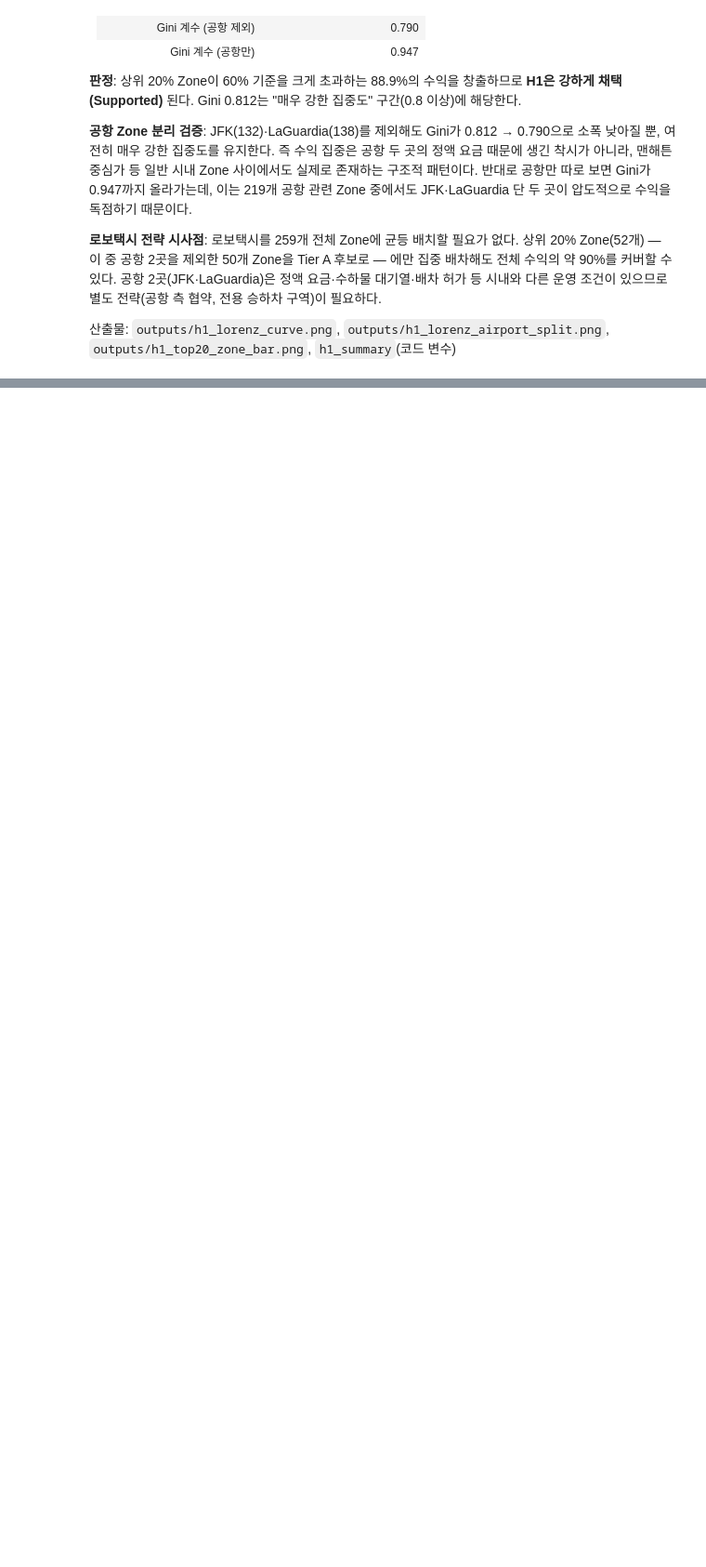
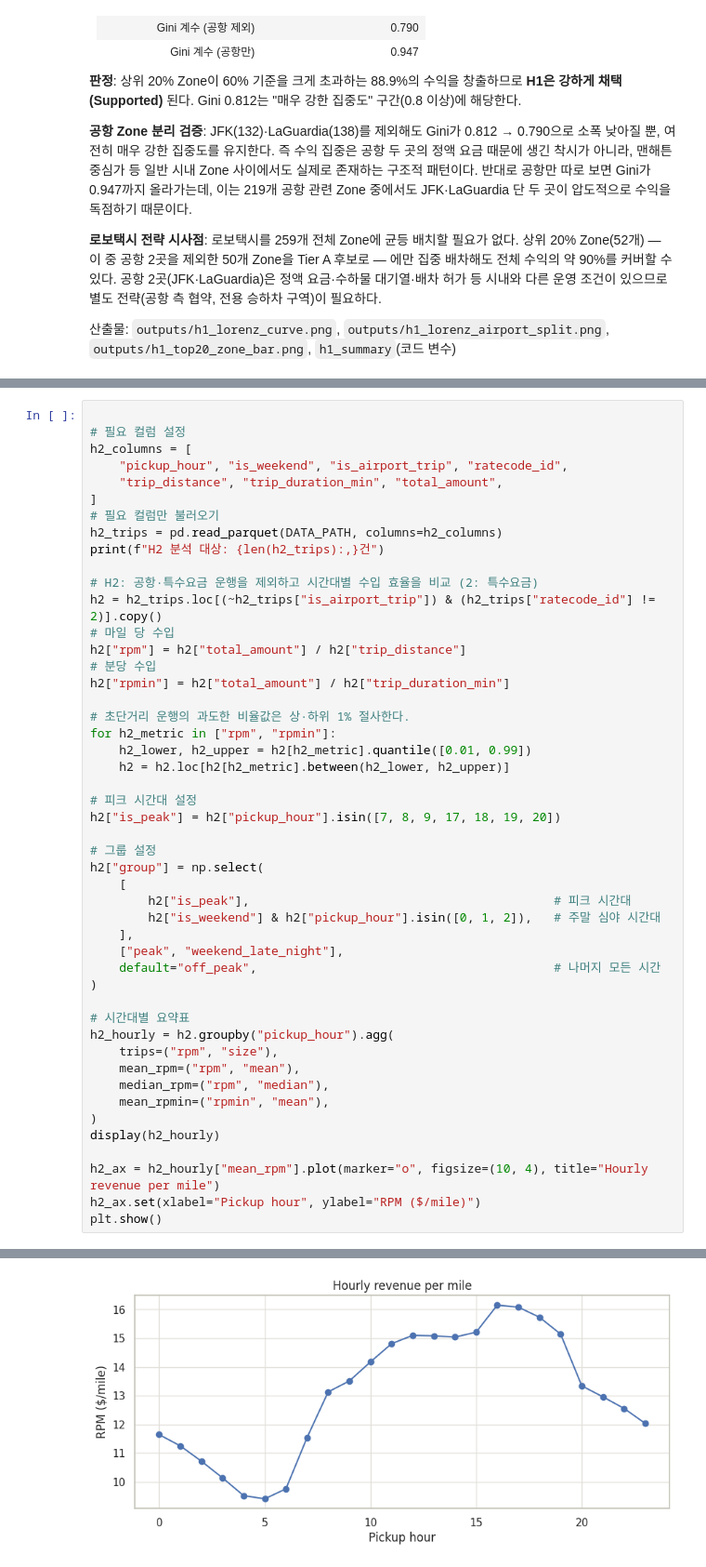
Before and after one commit to SKALA-python/taxi, a Jupyter notebook: main.ipynb, the cells around one changed output, grey strips where cells are left out. Shown at 93% size. Cells and saved outputs as stored; diff of their text form; blank space fills up the shorter version.

```diff
--- a/main.ipynb
+++ b/main.ipynb
@@ -307,0 +316,49 @@ Tier A 후보(상위 20% Zone 중 시내 Zone): 50개
+# %%
+
+# 필요 컬럼 설정
+h2_columns = [
+    "pickup_hour", "is_weekend", "is_airport_trip", "ratecode_id",
+    "trip_distance", "trip_duration_min", "total_amount",
+]
+# 필요 컬럼만 불러오기
+h2_trips = pd.read_parquet(DATA_PATH, columns=h2_columns)
+print(f"H2 분석 대상: {len(h2_trips):,}건")
+
+# H2: 공항·특수요금 운행을 제외하고 시간대별 수입 효율을 비교 (2: 특수요금)
+h2 = h2_trips.loc[(~h2_trips["is_airport_trip"]) & (h2_trips["ratecode_id"] != 2)].copy()
+# 마일 당 수입
+h2["rpm"] = h2["total_amount"] / h2["trip_distance"]
+# 분당 수입
+h2["rpmin"] = h2["total_amount"] / h2["trip_duration_min"]
+
+# 초단거리 운행의 과도한 비율값은 상·하위 1% 절사한다.
+for h2_metric in ["rpm", "rpmin"]:
+    h2_lower, h2_upper = h2[h2_metric].quantile([0.01, 0.99])
+    h2 = h2.loc[h2[h2_metric].between(h2_lower, h2_upper)]
+
+# 피크 시간대 설정
+h2["is_peak"] = h2["pickup_hour"].isin([7, 8, 9, 17, 18, 19, 20])
+
+# 그룹 설정
+h2["group"] = np.select(
+    [
+        h2["is_peak"],                                          # 피크 시간대
+        h2["is_weekend"] & h2["pickup_hour"].isin([0, 1, 2]),   # 주말 심야 시간대
+    ],
+    ["peak", "weekend_late_night"],
+    default="off_peak",                                         # 나머지 모든 시간
+)
+
+# 시간대별 요약표
+h2_hourly = h2.groupby("pickup_hour").agg(
+    trips=("rpm", "size"),
+    mean_rpm=("rpm", "mean"),
+    median_rpm=("rpm", "median"),
+    mean_rpmin=("rpmin", "mean"),
+)
+display(h2_hourly)
+
+h2_ax = h2_hourly["mean_rpm"].plot(marker="o", figsize=(10, 4), title="Hourly revenue per mile")
+h2_ax.set(xlabel="Pickup hour", ylabel="RPM ($/mile)")
+plt.show()
+# %% [output]
@@ -307,0 +384 @@ Tier A 후보(상위 20% Zone 중 시내 Zone): 50개
+[figure, added]
```
Also changed, not shown: parts of 8 cells of this notebook.
